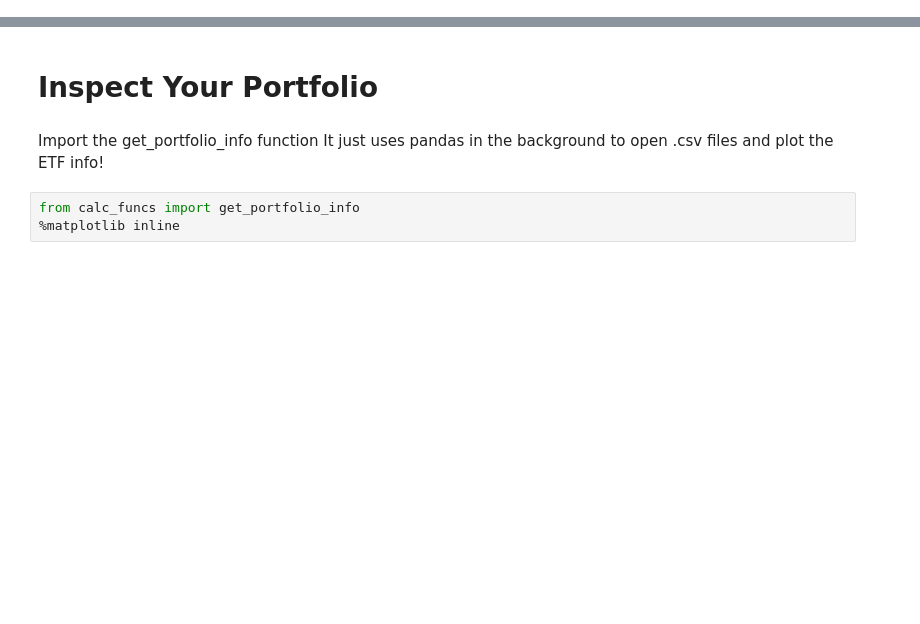
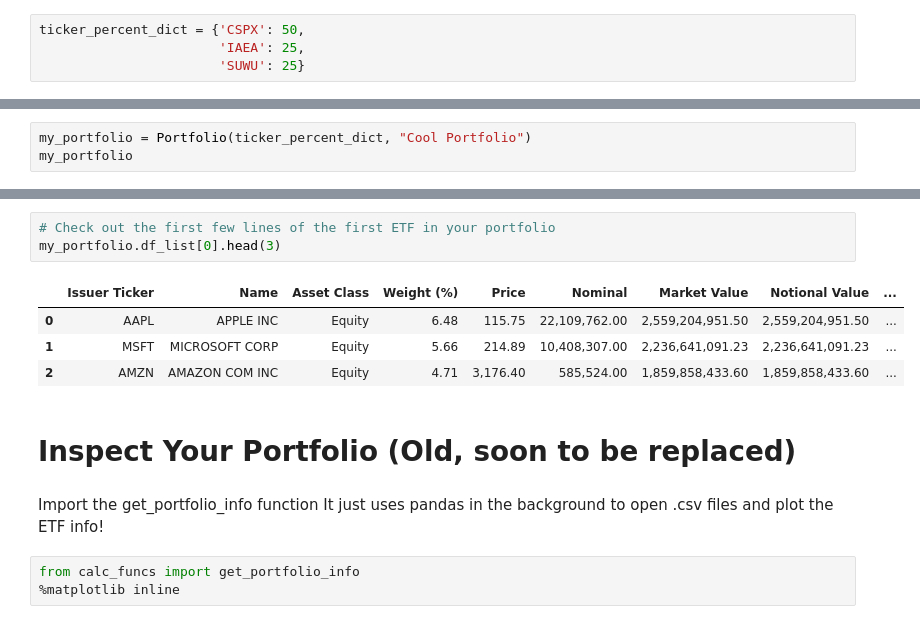
Before and after one commit to PinkShnack/ETF_Portfolio_Manager, a Jupyter notebook: display_portfolio.ipynb, the cells around one changed output, grey strips where cells are left out. Saved outputs shown, nothing was run; the diff lists cells and outputs as text; blank space fills up the shorter version.

Commit message:
added portfolio example to ipynb

```diff
--- a/display_portfolio.ipynb
+++ b/display_portfolio.ipynb
@@ -0,0 +15,4 @@
+# %%
+ticker_percent_dict = {'CSPX': 50,
+                       'IAEA': 25,
+                       'SUWU': 25}
@@ -0,0 +21,3 @@
+# %%
+my_portfolio = Portfolio(ticker_percent_dict, "Cool Portfolio")
+my_portfolio
@@ -1,5 +27,13 @@
+# %%
+# Check out the first few lines of the first ETF in your portfolio
+my_portfolio.df_list[0].head(3)
+# %% [output]
+|  | Issuer Ticker | Name | Asset Class | Weight (%) | Price | Nominal | Market Value | Notional Value | ... |
+| 0 | AAPL | APPLE INC | Equity | 6.48 | 115.75 | 22,109,762.00 | 2,559,204,951.50 | 2,559,204,951.50 | ... |
+| 1 | MSFT | MICROSOFT CORP | Equity | 5.66 | 214.89 | 10,408,307.00 | 2,236,641,091.23 | 2,236,641,091.23 | ... |
+| 2 | AMZN | AMAZON COM INC | Equity | 4.71 | 3,176.40 | 585,524.00 | 1,859,858,433.60 | 1,859,858,433.60 | ... |
 # %% [markdown]
-# Inspect Your Portfolio
+# Inspect Your Portfolio (Old, soon to be replaced)
 # %% [markdown]
 Import the get_portfolio_info function
 It just uses pandas in the background to open .csv files and plot the ETF info!
```
Also changed, not shown: parts of 6 cells of this notebook.
